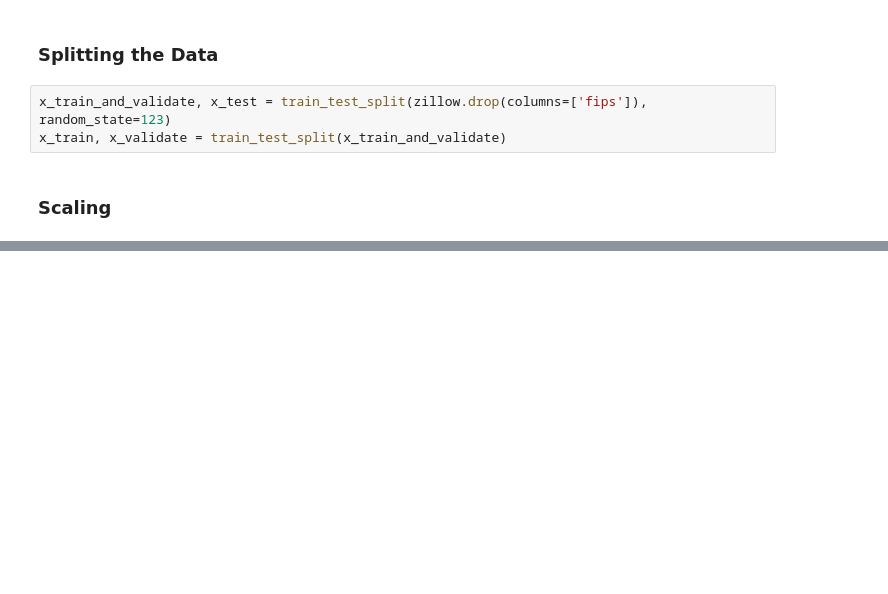
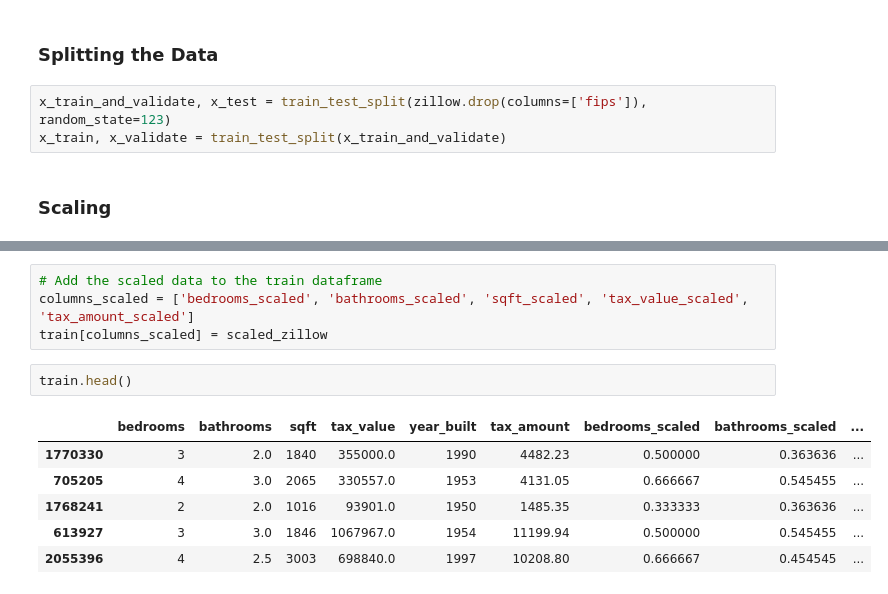
Before and after one commit to jeffakins/regression_exercises, a Jupyter notebook: wrangle.ipynb, the cells around one changed output, grey strips where cells are left out. Drawn from its saved outputs; the diff is of its cells as text; blank space fills up the shorter version.

```diff
--- a/wrangle.ipynb
+++ b/wrangle.ipynb
@@ -558,0 +594,13 @@ Text(0.5, 1.0, 'Scaled')
+# %%
+# Add the scaled data to the train dataframe
+columns_scaled = ['bedrooms_scaled', 'bathrooms_scaled', 'sqft_scaled', 'tax_value_scaled', 'tax_amount_scaled']
+train[columns_scaled] = scaled_zillow
+# %%
+train.head()
+# %% [output]
+|  | bedrooms | bathrooms | sqft | tax_value | year_built | tax_amount | bedrooms_scaled | bathrooms_scaled | ... |
+| 1770330 | 3 | 2.0 | 1840 | 355000.0 | 1990 | 4482.23 | 0.500000 | 0.363636 | ... |
+| 705205 | 4 | 3.0 | 2065 | 330557.0 | 1953 | 4131.05 | 0.666667 | 0.545455 | ... |
+| 1768241 | 2 | 2.0 | 1016 | 93901.0 | 1950 | 1485.35 | 0.333333 | 0.363636 | ... |
+| 613927 | 3 | 3.0 | 1846 | 1067967.0 | 1954 | 11199.94 | 0.500000 | 0.545455 | ... |
+| 2055396 | 4 | 2.5 | 3003 | 698840.0 | 1997 | 10208.80 | 0.666667 | 0.454545 | ... |
```
Also changed, not shown: parts of 8 cells of this notebook.
